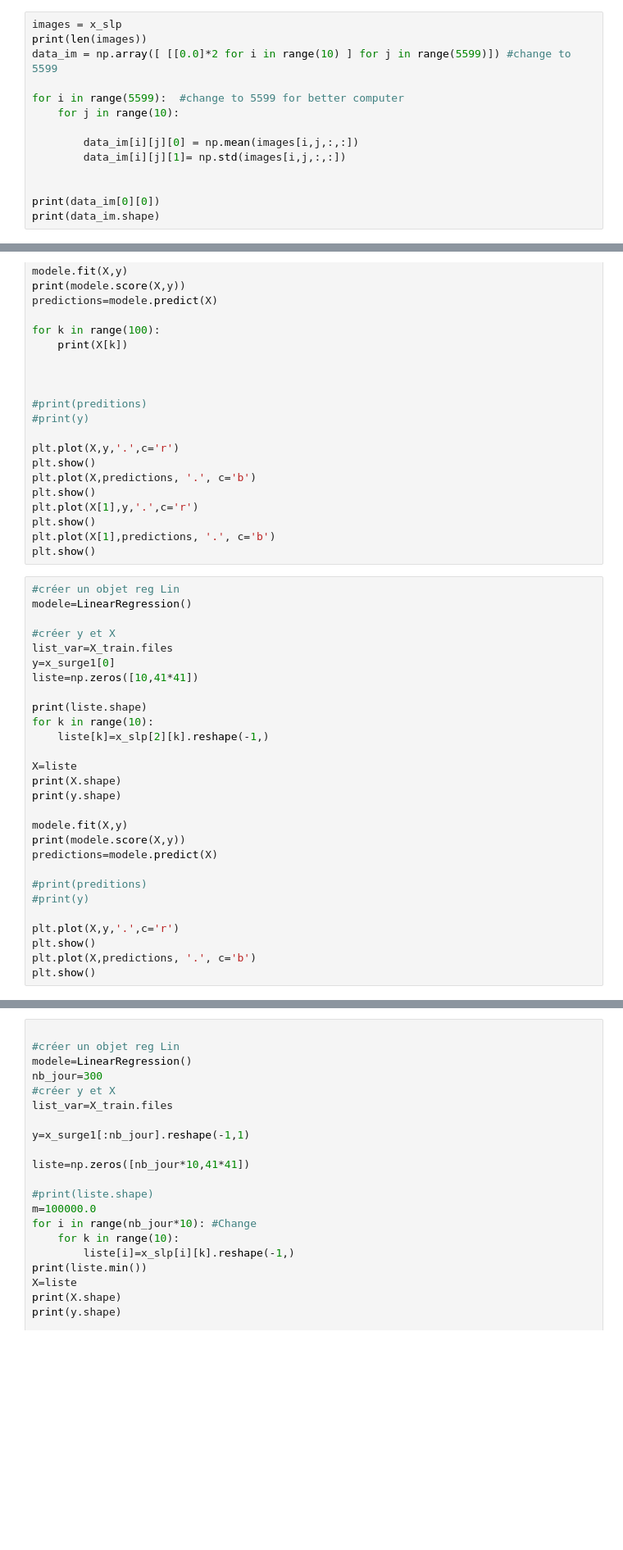
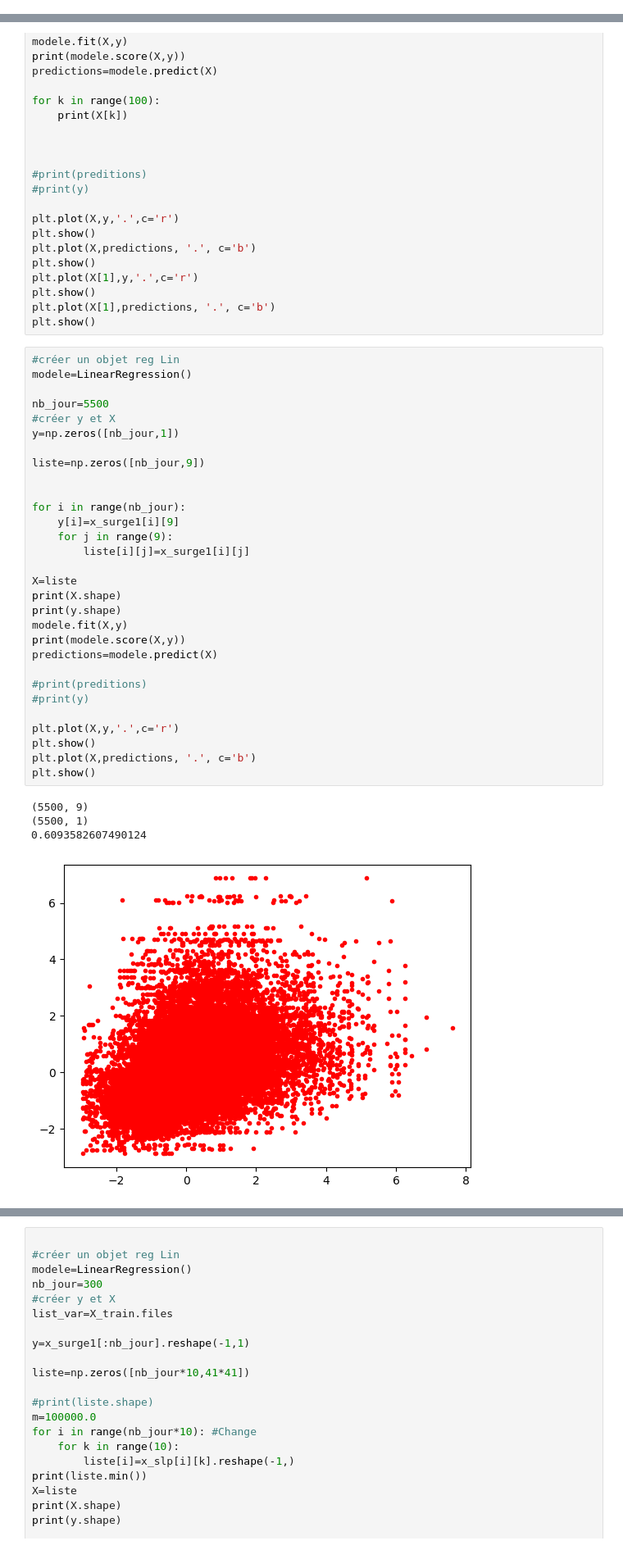
Before and after one commit to Entador/can-you-predict-the-tide, a Jupyter notebook: prediction_new.ipynb, the cells around one changed output, grey strips where cells are left out. Shown at 82% size. Saved outputs shown, nothing was run; the diff lists cells and outputs as text; blank space fills up the shorter version.

```diff
--- a/prediction_new.ipynb
+++ b/prediction_new.ipynb
@@ -34,14 +47,0 @@ print(x_surge1.shape, y_surge1.shape)
-# %%
-images = x_slp
-print(len(images))
-data_im = np.array([ [[0.0]*2 for i in range(10) ] for j in range(5599)]) #change to 5599
-
-for i in range(5599):  #change to 5599 for better computer
-    for j in range(10):
-
-        data_im[i][j][0] = np.mean(images[i,j,:,:])
-        data_im[i][j][1]= np.std(images[i,j,:,:])
-
-
-print(data_im[0][0])
-print(data_im.shape)
@@ -87,28 +105,35 @@ plt.show()
 # %%
 #créer un objet reg Lin
 modele=LinearRegression()
 
+nb_jour=5500
 #créer y et X
-list_var=X_train.files
-y=x_surge1[0]
-liste=np.zeros([10,41*41])
+y=np.zeros([nb_jour,1])
 
-print(liste.shape)
-for k in range(10):
-    liste[k]=x_slp[2][k].reshape(-1,)
+liste=np.zeros([nb_jour,9])
+
+
+for i in range(nb_jour):
+    y[i]=x_surge1[i][9]
+    for j in range(9):
+        liste[i][j]=x_surge1[i][j]
 
 X=liste
 print(X.shape)
 print(y.shape)
-
 modele.fit(X,y)
 print(modele.score(X,y))
 predictions=modele.predict(X)
 
 #print(preditions)
 #print(y)
 
 plt.plot(X,y,'.',c='r')
 plt.show()
 plt.plot(X,predictions, '.', c='b')
 plt.show()
+# %% [output]
+(5500, 9)
+(5500, 1)
+0.6093582607490124
+[figure, added]
```
Also changed, not shown: parts of 10 cells of this notebook, 1 other file.
